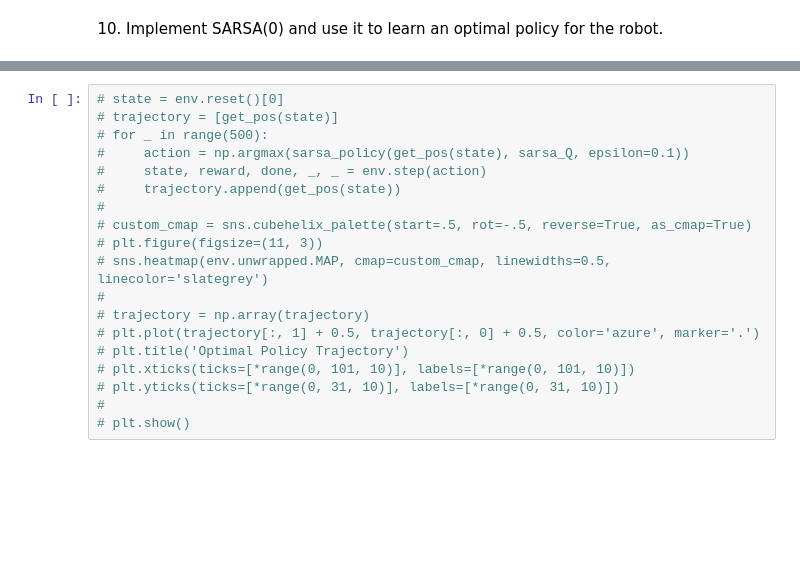
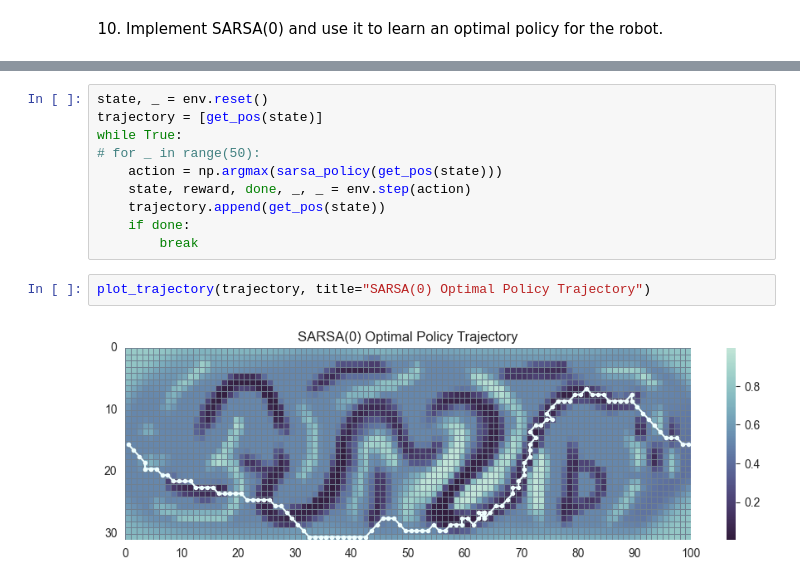
Before and after one commit to kuimetra/reinforcement_learning, a Jupyter notebook: problem_set3/main.ipynb, the cells around one changed output, grey strips where cells are left out. Saved outputs shown, nothing was run; the diff lists cells and outputs as text; blank space fills up the shorter version.

```diff
--- a/problem_set3/main.ipynb
+++ b/problem_set3/main.ipynb
@@ -270,19 +273,14 @@ plot_trajectory(trajectory, title="MC Optimal Policy Trajectory")
+# %%
+state, _ = env.reset()
+trajectory = [get_pos(state)]
+while True:
+# for _ in range(50):
+    action = np.argmax(sarsa_policy(get_pos(state)))
+    state, reward, done, _, _ = env.step(action)
+    trajectory.append(get_pos(state))
+    if done:
+        break
 # %%
-# state = env.reset()[0]
-# trajectory = [get_pos(state)]
-# for _ in range(500):
-#     action = np.argmax(sarsa_policy(get_pos(state), sarsa_Q, epsilon=0.1))
-#     state, reward, done, _, _ = env.step(action)
-#     trajectory.append(get_pos(state))
-#
-# custom_cmap = sns.cubehelix_palette(start=.5, rot=-.5, reverse=True, as_cmap=True)
-# plt.figure(figsize=(11, 3))
-# sns.heatmap(env.unwrapped.MAP, cmap=custom_cmap, linewidths=0.5, linecolor='slategrey')
-#
-# trajectory = np.array(trajectory)
-# plt.plot(trajectory[:, 1] + 0.5, trajectory[:, 0] + 0.5, color='azure', marker='.')
-# plt.title('Optimal Policy Trajectory')
-# plt.xticks(ticks=[*range(0, 101, 10)], labels=[*range(0, 101, 10)])
-# plt.yticks(ticks=[*range(0, 31, 10)], labels=[*range(0, 31, 10)])
-#
-# plt.show()
+plot_trajectory(trajectory, title="SARSA(0) Optimal Policy Trajectory")
+# %% [output]
+[figure, added]
```
Also changed, not shown: parts of 14 cells of this notebook.
